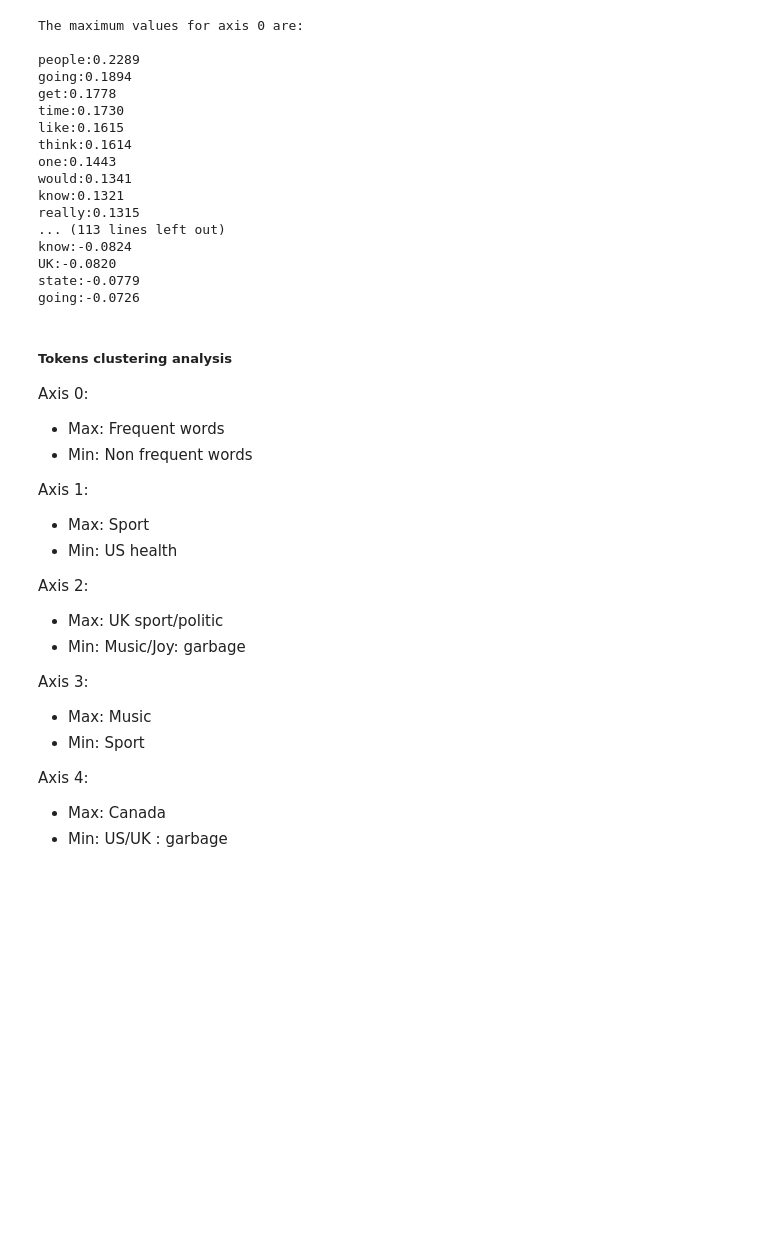
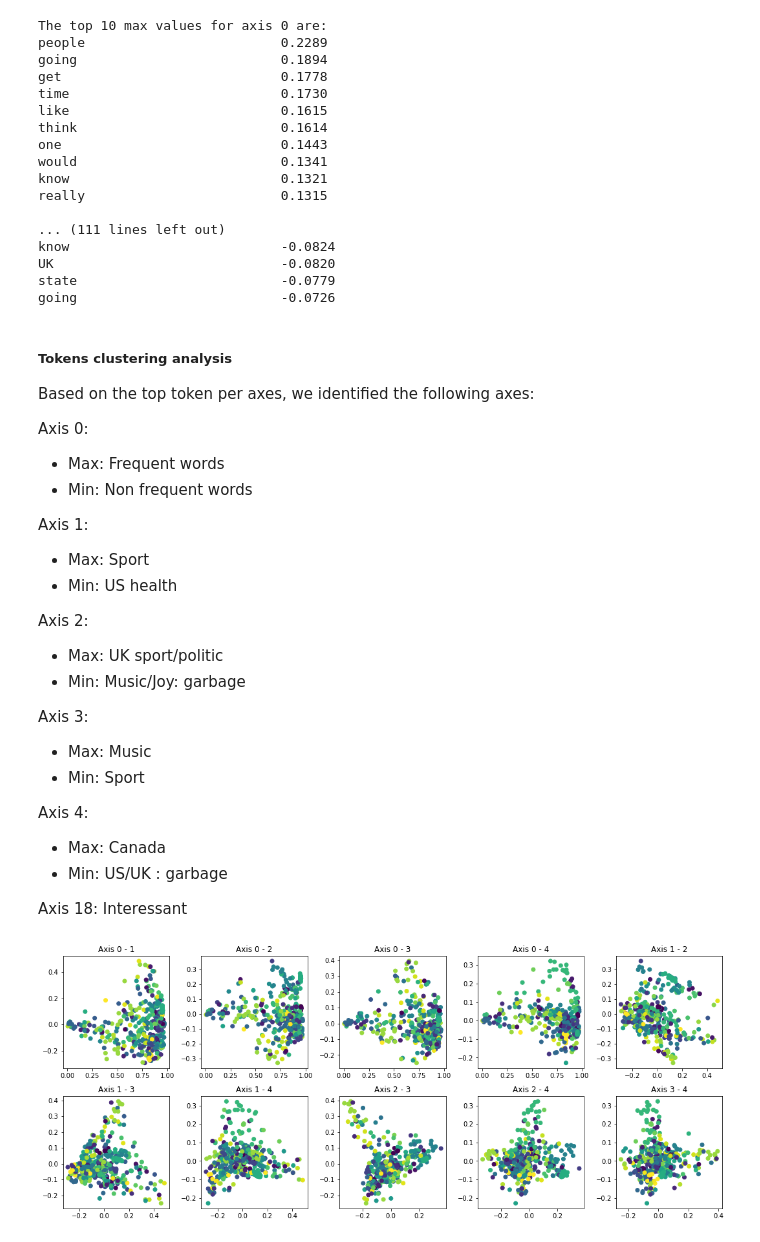
Before and after one commit to epfl-ada/ada-2021-project-mahj, a Jupyter notebook: PCA2D.ipynb, the cells around one changed output. Cells and saved outputs as stored; diff of their text form; code cells hidden in the pictures; blank space fills up the shorter version.

```diff
--- a/PCA2D.ipynb
+++ b/PCA2D.ipynb
@@ -327,28 +237,29 @@ Axis 4:
 # %%
-X_red,VT = project_SVD(newspaper_in_group['newspaper'], newspaper_to_index, newspaper_token_tfidf,dim=5)
-get_top_axis(VT,index_to_token,top_num=10)
-#Choose wanted axis to plot
-p = plot_scatter_bokeh(X_red[:,1:3],newspaper_in_group)
+num_axis_token = 5
+X_red_token, VT_token = project_SVD(newspaper_in_group['newspaper'], newspaper_to_index, newspaper_token_tfidf, dim=num_axis_token)
+get_top_axis(VT_token, index_to_token, top_num=10)
 # %% [output]
-The maximum values for axis 0 are:
+The top 10 max values for axis 0 are:
+people                         0.2289
+going                          0.1894
+get                            0.1778
+time                           0.1730
+like                           0.1615
+think                          0.1614
+one                            0.1443
+would                          0.1341
+know                           0.1321
+really                         0.1315
 
-people:0.2289
-going:0.1894
-get:0.1778
-time:0.1730
-like:0.1615
-think:0.1614
-one:0.1443
-would:0.1341
-know:0.1321
-really:0.1315
-... (113 lines left out)
-know:-0.0824
-UK:-0.0820
-state:-0.0779
-going:-0.0726
+... (111 lines left out)
+know                           -0.0824
+UK                             -0.0820
+state                          -0.0779
+going                          -0.0726
 # %% [markdown]
 ##### Tokens clustering analysis
+
+Based on the top token per axes, we identified the following axes:
 
 Axis 0:
 - Max: Frequent words
@@ -369,3 +280,10 @@ Axis 3:
 Axis 4:
 - Max: Canada
 - Min: US/UK : garbage
+
+Axis 18:
+Interessant
+# %%
+plot_axes(X_red_token, num_axis_token, newspaper_in_group)
+# %% [output]
+[figure, added]
```
Also changed, not shown: parts of 40 cells of this notebook, 2 other files.
